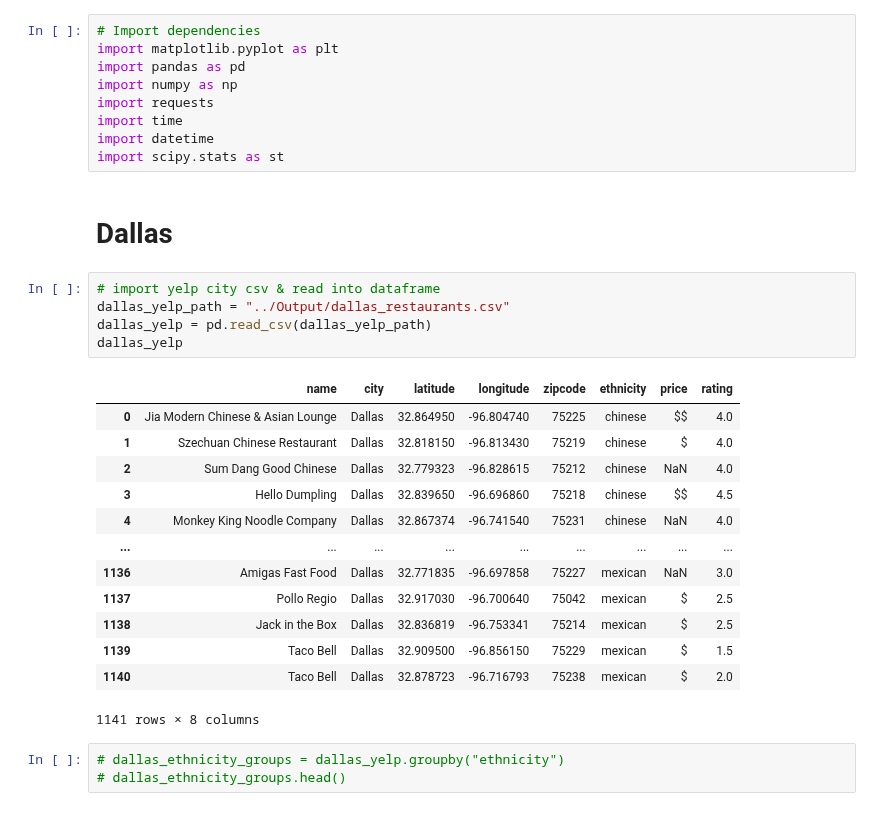
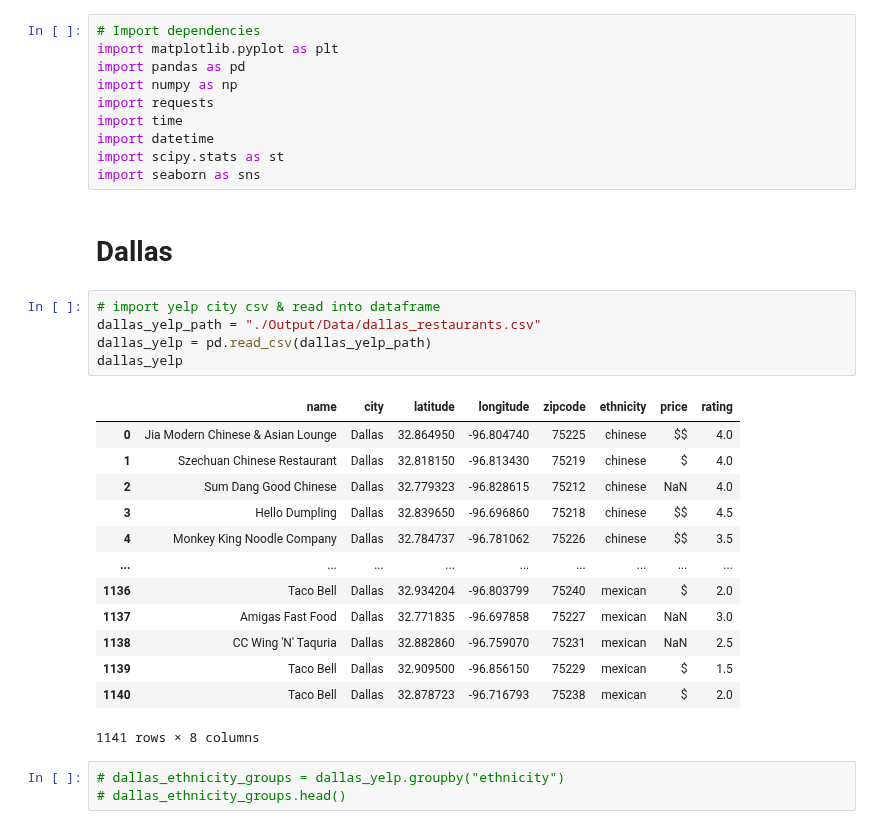
Before and after one commit to DPintacasi/teamcobra_project1, a Jupyter notebook: Scripts/city_visualizations.ipynb, the cells around one changed output. Drawn from its saved outputs; the diff is of its cells as text.

```diff
--- a/Scripts/city_visualizations.ipynb
+++ b/Scripts/city_visualizations.ipynb
@@ -7,24 +7,25 @@ import requests
 import time
 import datetime
 import scipy.stats as st
+import seaborn as sns
 # %% [markdown]
 # Dallas
 # %%
 # import yelp city csv & read into dataframe
-dallas_yelp_path = "../Output/dallas_restaurants.csv"
+dallas_yelp_path = "./Output/Data/dallas_restaurants.csv"
 dallas_yelp = pd.read_csv(dallas_yelp_path)
 dallas_yelp
 # %% [output]
 |  | name | city | latitude | longitude | zipcode | ethnicity | price | rating |
 | 0 | Jia Modern Chinese & Asian Lounge | Dallas | 32.864950 | -96.804740 | 75225 | chinese | $$ | 4.0 |
 | 1 | Szechuan Chinese Restaurant | Dallas | 32.818150 | -96.813430 | 75219 | chinese | $ | 4.0 |
 | 2 | Sum Dang Good Chinese | Dallas | 32.779323 | -96.828615 | 75212 | chinese | NaN | 4.0 |
 | 3 | Hello Dumpling | Dallas | 32.839650 | -96.696860 | 75218 | chinese | $$ | 4.5 |
-| 4 | Monkey King Noodle Company | Dallas | 32.867374 | -96.741540 | 75231 | chinese | NaN | 4.0 |
+| 4 | Monkey King Noodle Company | Dallas | 32.784737 | -96.781062 | 75226 | chinese | $$ | 3.5 |
 | ... | ... | ... | ... | ... | ... | ... | ... | ... |
-| 1136 | Amigas Fast Food | Dallas | 32.771835 | -96.697858 | 75227 | mexican | NaN | 3.0 |
-| 1137 | Pollo Regio | Dallas | 32.917030 | -96.700640 | 75042 | mexican | $ | 2.5 |
-| 1138 | Jack in the Box | Dallas | 32.836819 | -96.753341 | 75214 | mexican | $ | 2.5 |
+| 1136 | Taco Bell | Dallas | 32.934204 | -96.803799 | 75240 | mexican | $ | 2.0 |
+| 1137 | Amigas Fast Food | Dallas | 32.771835 | -96.697858 | 75227 | mexican | NaN | 3.0 |
+| 1138 | CC Wing 'N' Taquria | Dallas | 32.882860 | -96.759070 | 75231 | mexican | NaN | 2.5 |
 | 1139 | Taco Bell | Dallas | 32.909500 | -96.856150 | 75229 | mexican | $ | 1.5 |
 | 1140 | Taco Bell | Dallas | 32.878723 | -96.716793 | 75238 | mexican | $ | 2.0 |
 1141 rows × 8 columns
```
Also changed, not shown: parts of 27 cells of this notebook.
